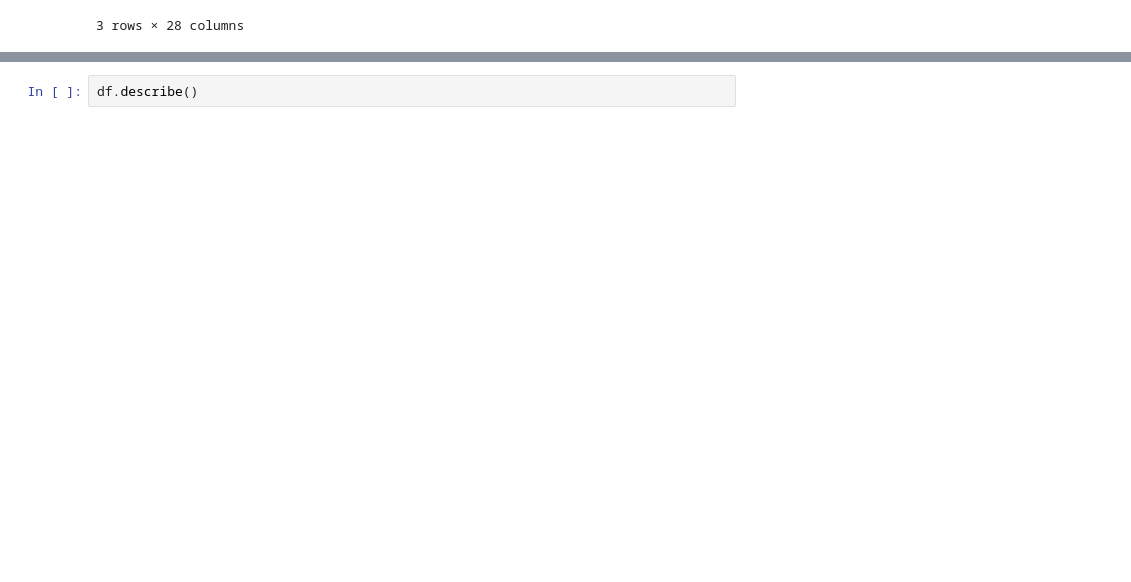
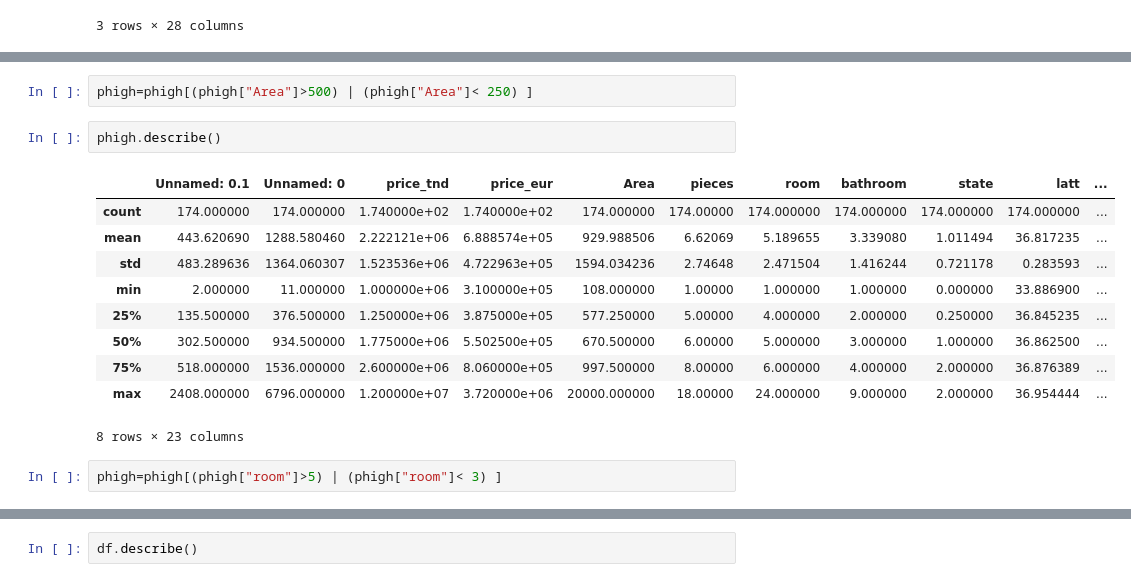
Before and after one commit to anasneji2002/Housing_pricing, a Jupyter notebook: notebooks/Cleanup scripts/Price filtering/dataset_cleanup_prices.ipynb, the cells around one changed output, grey strips where cells are left out. Saved outputs shown, nothing was run; the diff lists cells and outputs as text; blank space fills up the shorter version.

```diff
--- a/notebooks/Cleanup scripts/Price filtering/dataset_cleanup_prices.ipynb
+++ b/notebooks/Cleanup scripts/Price filtering/dataset_cleanup_prices.ipynb
@@ -34,3 +25,20 @@ pm.describe()
 | 75% | 672.500000 | 1985.500000 | 2.200000e+06 | 6.820000e+05 | 750.000000 | 7.000000 | 6.000000 | 4.000000 | 2.000000 | 36.876389 | ... |
 | max | 2408.000000 | 6796.000000 | 1.500000e+07 | 4.650000e+06 | 20000.000000 | 18.000000 | 24.000000 | 9.000000 | 2.000000 | 36.954444 | ... |
 8 rows × 23 columns
+# %%
+phigh=phigh[(phigh["Area"]>500) | (phigh["Area"]< 250) ]
+# %%
+phigh.describe()
+# %% [output]
+|  | Unnamed: 0.1 | Unnamed: 0 | price_tnd | price_eur | Area | pieces | room | bathroom | state | latt | ... |
+| count | 174.000000 | 174.000000 | 1.740000e+02 | 1.740000e+02 | 174.000000 | 174.00000 | 174.000000 | 174.000000 | 174.000000 | 174.000000 | ... |
+| mean | 443.620690 | 1288.580460 | 2.222121e+06 | 6.888574e+05 | 929.988506 | 6.62069 | 5.189655 | 3.339080 | 1.011494 | 36.817235 | ... |
+| std | 483.289636 | 1364.060307 | 1.523536e+06 | 4.722963e+05 | 1594.034236 | 2.74648 | 2.471504 | 1.416244 | 0.721178 | 0.283593 | ... |
+| min | 2.000000 | 11.000000 | 1.000000e+06 | 3.100000e+05 | 108.000000 | 1.00000 | 1.000000 | 1.000000 | 0.000000 | 33.886900 | ... |
+| 25% | 135.500000 | 376.500000 | 1.250000e+06 | 3.875000e+05 | 577.250000 | 5.00000 | 4.000000 | 2.000000 | 0.250000 | 36.845235 | ... |
+| 50% | 302.500000 | 934.500000 | 1.775000e+06 | 5.502500e+05 | 670.500000 | 6.00000 | 5.000000 | 3.000000 | 1.000000 | 36.862500 | ... |
+| 75% | 518.000000 | 1536.000000 | 2.600000e+06 | 8.060000e+05 | 997.500000 | 8.00000 | 6.000000 | 4.000000 | 2.000000 | 36.876389 | ... |
+| max | 2408.000000 | 6796.000000 | 1.200000e+07 | 3.720000e+06 | 20000.000000 | 18.00000 | 24.000000 | 9.000000 | 2.000000 | 36.954444 | ... |
+8 rows × 23 columns
+# %%
+phigh=phigh[(phigh["room"]>5) | (phigh["room"]< 3) ]
```
Also changed, not shown: parts of 15 cells of this notebook, 2 other files.
